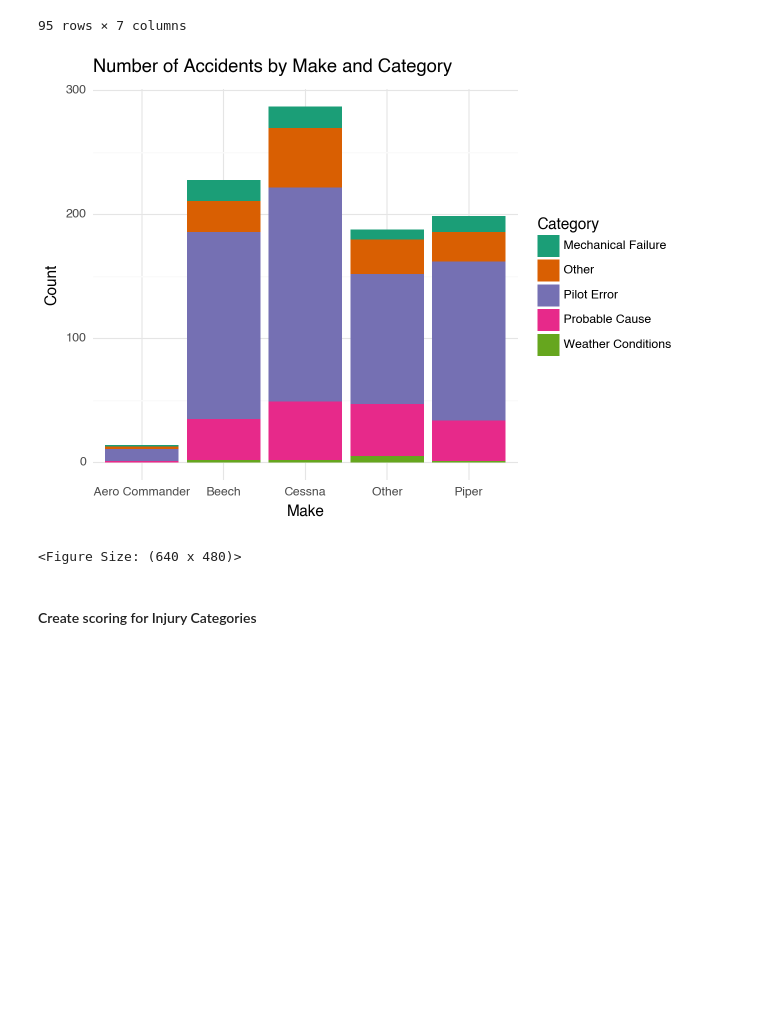
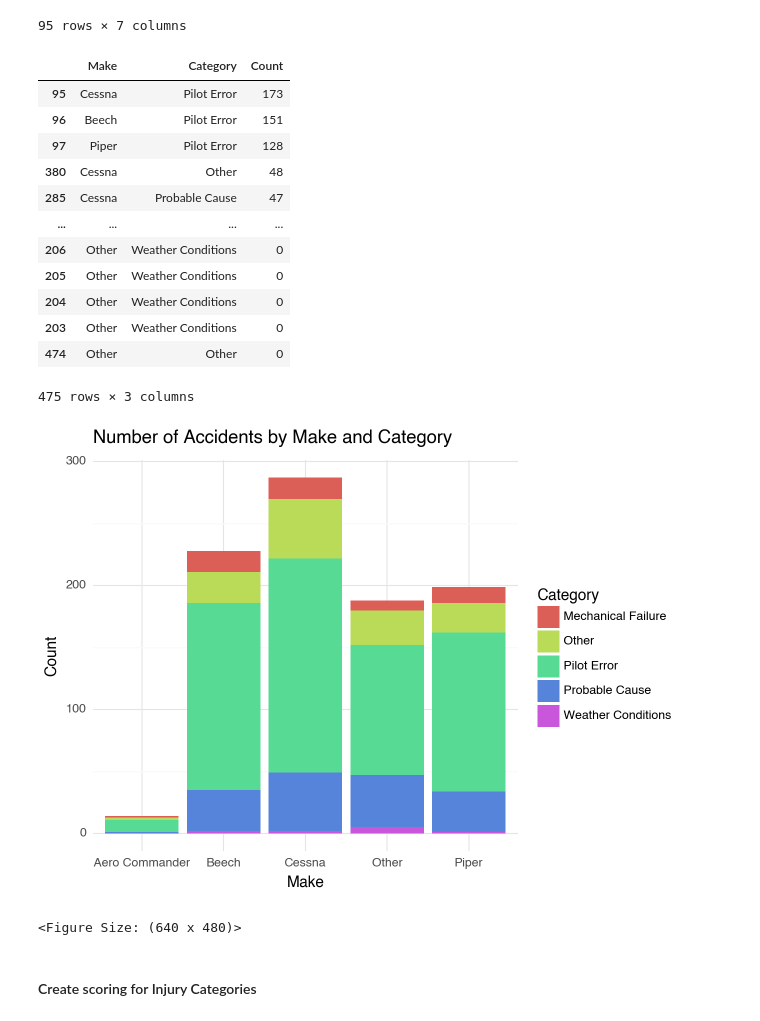
Before and after one commit to orcuncanlilar/aircraft-selection-strategy, a Jupyter notebook: aircraft_selection_strategy.ipynb, the cells around one changed output. Saved outputs shown, nothing was run; the diff lists cells and outputs as text; code cells hidden in the pictures; blank space fills up the shorter version.

```diff
--- a/aircraft_selection_strategy.ipynb
+++ b/aircraft_selection_strategy.ipynb
@@ -151,21 +151,42 @@ pivot_table
 | 94 | Other | 0 | 0 | 1 | 0 | 0 | ... |
 95 rows × 7 columns
 # %%
-pivot_table = pivot_table.melt(id_vars='Make', value_vars=['Mechanical Failure', 'Pilot Error', 'Weather Conditions','Probable Cause', 'Other'], var_name='Category', value_name='Count')
+# Data Preparation
+pivot_table = pivot_table\
+    .melt(
+        id_vars='Make',
+        value_vars=['Mechanical Failure', 'Pilot Error', 'Weather Conditions','Probable Cause', 'Other'],
+        var_name='Category',
+        value_name='Count'
+        )
+
 pivot_table = pivot_table.sort_values(by='Count', ascending=False)
-pivot_table['Make'] = pivot_table['Make'].apply(lambda x: x if x in ['Cessna', 'Piper', 'Beech', 'Aero Commander'] else 'Other')
-
-(
-    ggplot(pivot_table, aes(x='Make', y='Count', fill='Category')) +
-    geom_col(position='stack') +
-    theme(axis_text_x=element_text(rotation=45, hjust=1)) +
-    labs(title='Number of Accidents by Make and Category', x='Make', y='Count') +
-    scale_fill_brewer(type='qual', palette=2) +
-    theme_minimal()
-)
+pivot_table
 # %% [output]
-[figure, removed]
+|  | Make | Category | Count |
+| 95 | Cessna | Pilot Error | 173 |
+| 96 | Beech | Pilot Error | 151 |
+| 97 | Piper | Pilot Error | 128 |
+| 380 | Cessna | Other | 48 |
+| 285 | Cessna | Probable Cause | 47 |
+| ... | ... | ... | ... |
+| 206 | Other | Weather Conditions | 0 |
+| 205 | Other | Weather Conditions | 0 |
+| 204 | Other | Weather Conditions | 0 |
+| 203 | Other | Weather Conditions | 0 |
+| 474 | Other | Other | 0 |
-<Figure Size: (640 x 480)>
+475 rows × 3 columns
+# %%
+# Visualization
+(
+    ggplot(pivot_table, aes(x='Make', y='Count', fill='Category')) +
+    geom_col() +
+    labs(title='Number of Accidents by Make and Category', x='Make', y='Count') +
+    theme_minimal()
+)
+# %% [output]
+[figure, added]
+<Figure Size: (640 x 480)>
 # %% [markdown]
 #### Create scoring for Injury Categories
 # %%
```
Also changed, not shown: parts of 2 cells of this notebook.
